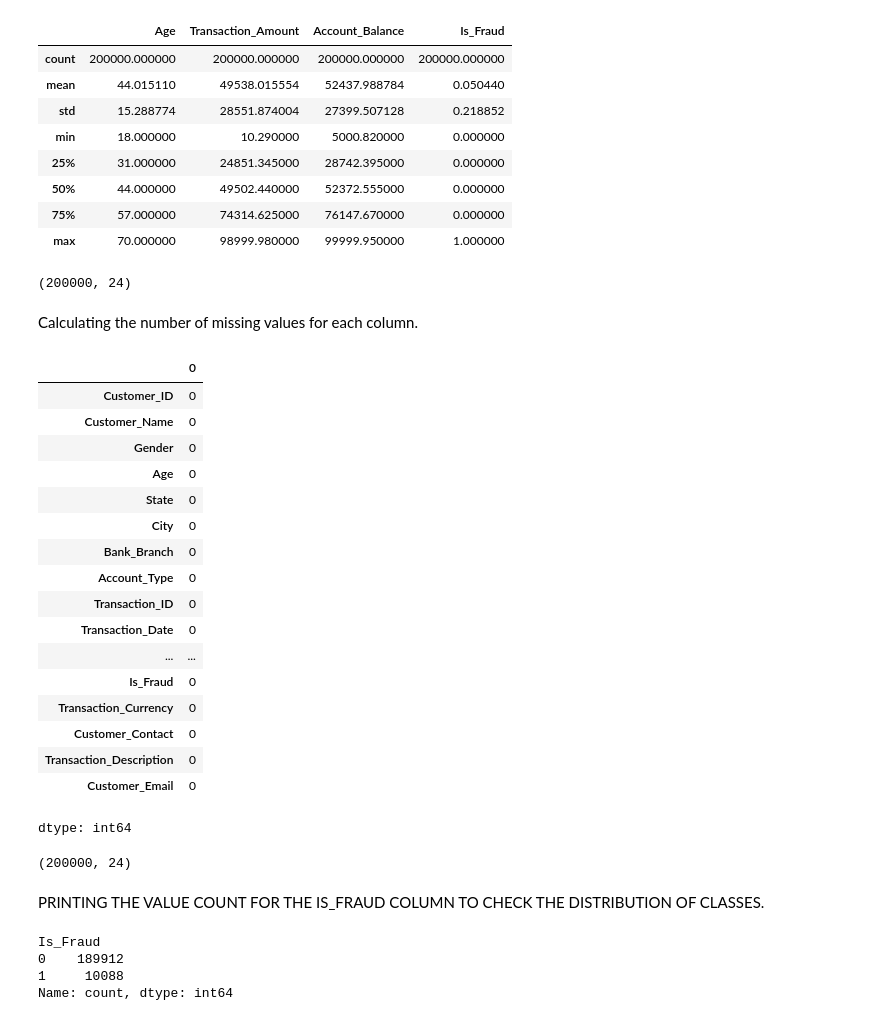
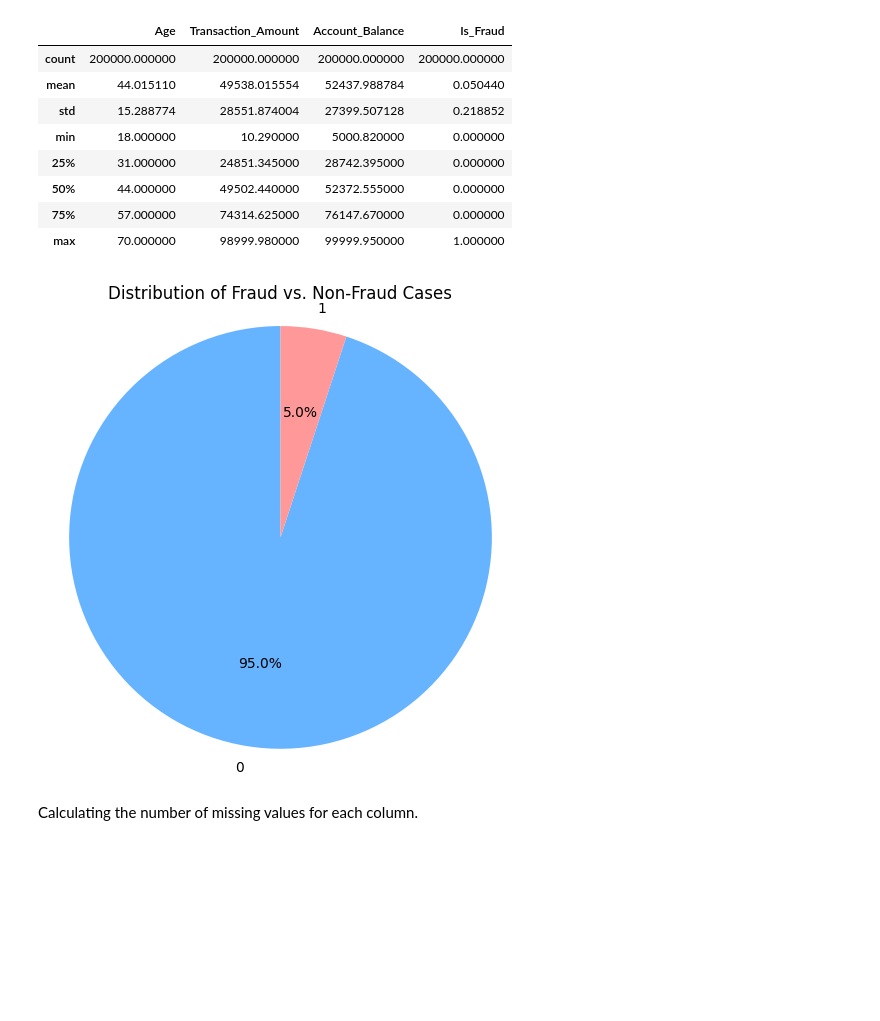
Before and after one commit to Nharnharqwaci/Foxtrot-2-Final-project-, a Jupyter notebook: Foxtrot_2_Final_project.ipynb, the cells around one changed output. Saved outputs shown, nothing was run; the diff lists cells and outputs as text; code cells hidden in the pictures; blank space fills up the shorter version.

```diff
--- a/Foxtrot_2_Final_project.ipynb
+++ b/Foxtrot_2_Final_project.ipynb
@@ -50,43 +79,17 @@ fraud_data.describe()
 | 50% | 44.000000 | 49502.440000 | 52372.555000 | 0.000000 |
 | 75% | 57.000000 | 74314.625000 | 76147.670000 | 0.000000 |
 | max | 70.000000 | 98999.980000 | 99999.950000 | 1.000000 |
-# %%
-fraud_data.shape
-# %% [output]
-(200000, 24)
+# %%
+# Get class distribution proportions
+fraud_class_distribution = fraud_df['Is_Fraud'].value_counts(normalize=True)
+
+# Pie chart of fraud vs. non-fraud
+plt.figure(figsize=(6, 6))
+plt.pie(fraud_class_distribution, labels=fraud_class_distribution.index, autopct='%1.1f%%', startangle=90, colors=['#66b3ff', '#ff9999'])
+plt.title('Distribution of Fraud vs. Non-Fraud Cases')
+plt.axis('equal')  # Equal aspect ratio ensures the pie is a circle
+plt.show()
+# %% [output]
+[figure, added]
 # %% [markdown]
 Calculating the number of missing values for each column.
-# %%
-fraud_data.isnull().sum()
-# %% [output]
-|  | 0 |
-| Customer_ID | 0 |
-| Customer_Name | 0 |
-| Gender | 0 |
-| Age | 0 |
-| State | 0 |
-| City | 0 |
-| Bank_Branch | 0 |
-| Account_Type | 0 |
-| Transaction_ID | 0 |
-| Transaction_Date | 0 |
-| ... | ... |
-| Is_Fraud | 0 |
-| Transaction_Currency | 0 |
-| Customer_Contact | 0 |
-| Transaction_Description | 0 |
-| Customer_Email | 0 |
-dtype: int64
-# %%
-fraud_data.shape
-# %% [output]
-(200000, 24)
-# %% [markdown]
-PRINTING THE VALUE COUNT FOR THE IS_FRAUD COLUMN TO CHECK THE DISTRIBUTION OF CLASSES.
-# %%
-print(fraud_data['Is_Fraud'].value_counts())
-# %% [output]
-Is_Fraud
-0    189912
-1     10088
-Name: count, dtype: int64
```
Also changed, not shown: parts of 71 cells of this notebook.
